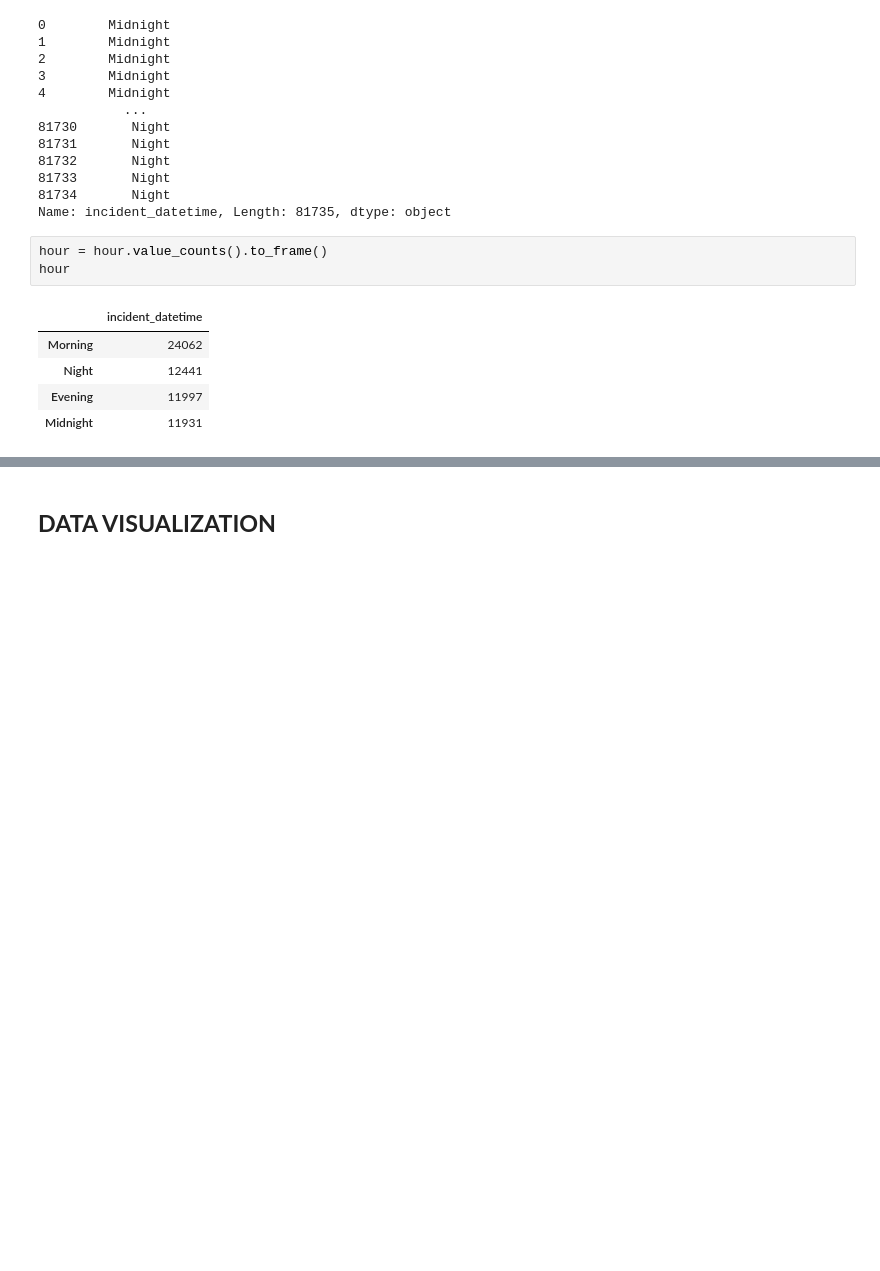
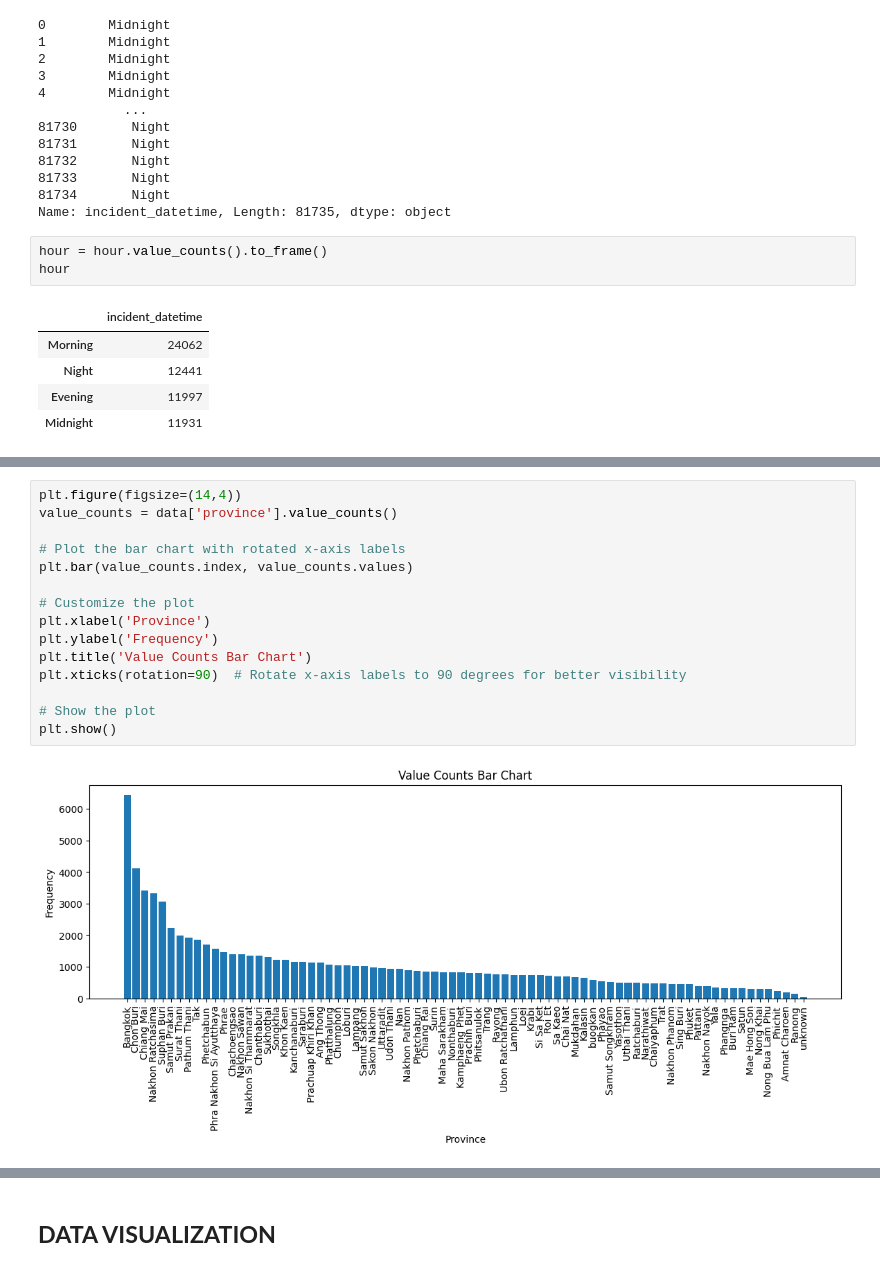
Before and after one commit to LegendSeyi/Thai_Road_Accident_Data_Analysis, a Jupyter notebook: Thai_Road_Accident_data_analysis.ipynb, the cells around one changed output, grey strips where cells are left out. Cells and saved outputs as stored; diff of their text form; blank space fills up the shorter version.

```diff
--- a/Thai_Road_Accident_data_analysis.ipynb
+++ b/Thai_Road_Accident_data_analysis.ipynb
@@ -1111,0 +1129,17 @@ Name: province, Length: 78, dtype: int64
+# %%
+plt.figure(figsize=(14,4))
+value_counts = data['province'].value_counts()
+
+# Plot the bar chart with rotated x-axis labels
+plt.bar(value_counts.index, value_counts.values)
+
+# Customize the plot
+plt.xlabel('Province')
+plt.ylabel('Frequency')
+plt.title('Value Counts Bar Chart')
+plt.xticks(rotation=90)  # Rotate x-axis labels to 90 degrees for better visibility
+
+# Show the plot
+plt.show()
+# %% [output]
+[figure, added]
```
Also changed, not shown: parts of 6 cells of this notebook.
